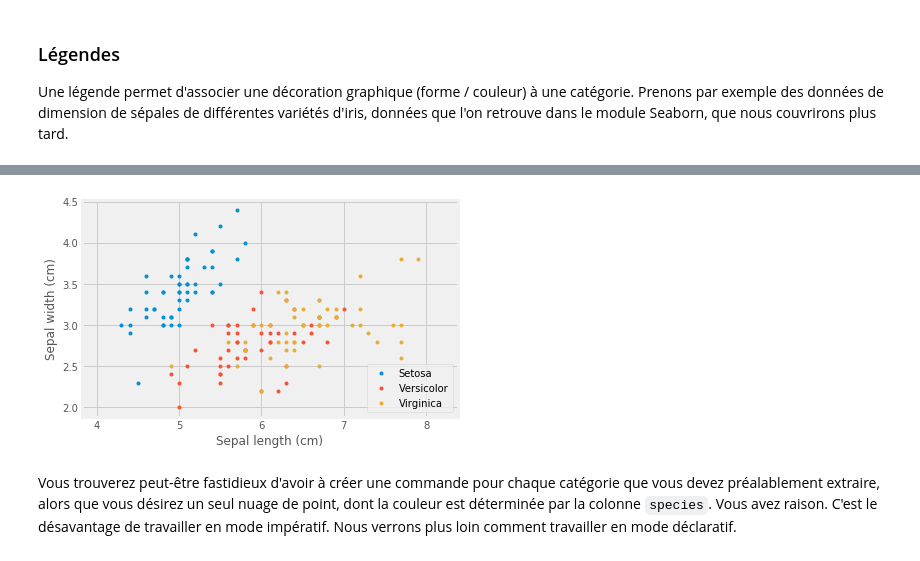
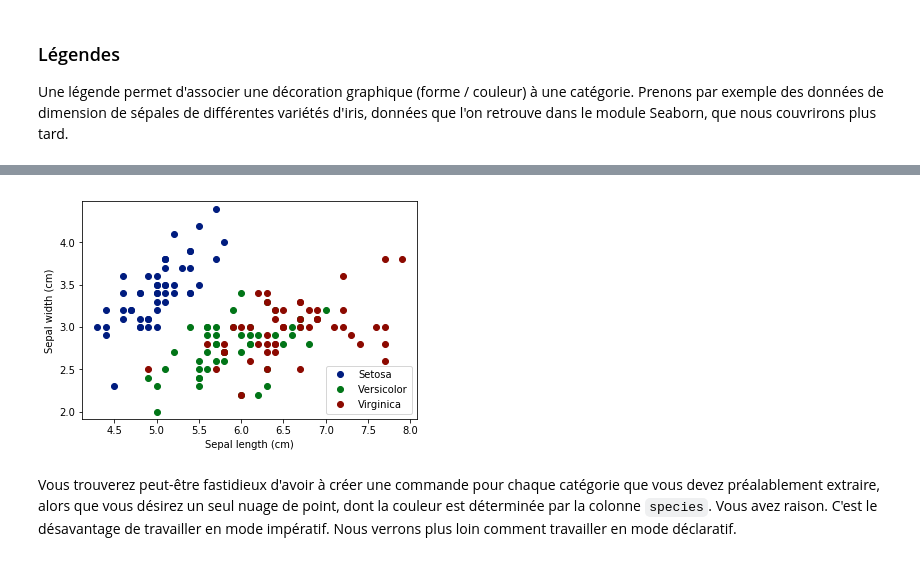
Before and after one commit to essicolo/ecologie-mathematique-Py, a Jupyter notebook: 04_Visualisation/4_Visualisation.ipynb, the cells around one changed output, grey strips where cells are left out. Cells and saved outputs as stored; diff of their text form; code cells hidden in the pictures.

Commit message:
réorienter l'approche de visualisation

```diff
--- a/04_Visualisation/4_Visualisation.ipynb
+++ b/04_Visualisation/4_Visualisation.ipynb
@@ -144,5 +148,5 @@ Le style `fivethirtyeight` me semble visuellement plaisant.
 # %%
-plt.style.use('fivethirtyeight')
+plt.style.use('seaborn-dark-palette')
 # %% [markdown]
 ### Matplotlib dans un notebook
 
@@ -237,23 +241,23 @@ iris.sample(3)
 # %%
 plt.plot(iris.loc[iris.species == 'setosa', 'sepal_length'],
          iris.loc[iris.species == 'setosa', 'sepal_width'],
-         '.', # seulement un point
+         'o', # seulement un point
          label='Setosa') # étiquette pour la légende
 plt.plot(iris.loc[iris.species == 'versicolor', 'sepal_length'],
          iris.loc[iris.species == 'versicolor', 'sepal_width'],
-        '.',
+        'o',
          label='Versicolor')
 plt.plot(iris.loc[iris.species == 'virginica', 'sepal_length'],
          iris.loc[iris.species == 'virginica', 'sepal_width'],
-        '.',
+        'o',
          label='Virginica')
 plt.axis('equal') # les distances des unités en x et y sont égales
 plt.xlabel('Sepal length (cm)')
 plt.ylabel('Sepal width (cm)')
 plt.legend(loc='lower right'); # afficher la légende, selon les labels, à la position donnée.
                                # truc: Pour une position automatique, inscrivez loc='best'
 # %% [output]
-[figure, old version]
+[figure, new version]
 # %% [markdown]
 Vous trouverez peut-être fastidieux d'avoir à créer une commande pour chaque catégorie que vous devez préalablement extraire, alors que vous désirez un seul nuage de point, dont la couleur est déterminée par la colonne `species`. Vous avez raison. C'est le désavantage de travailler en mode impératif. Nous verrons plus loin comment travailler en mode déclaratif.
 # %% [markdown]
```
Also changed, not shown: parts of 146 cells of this notebook, 2 other files.
